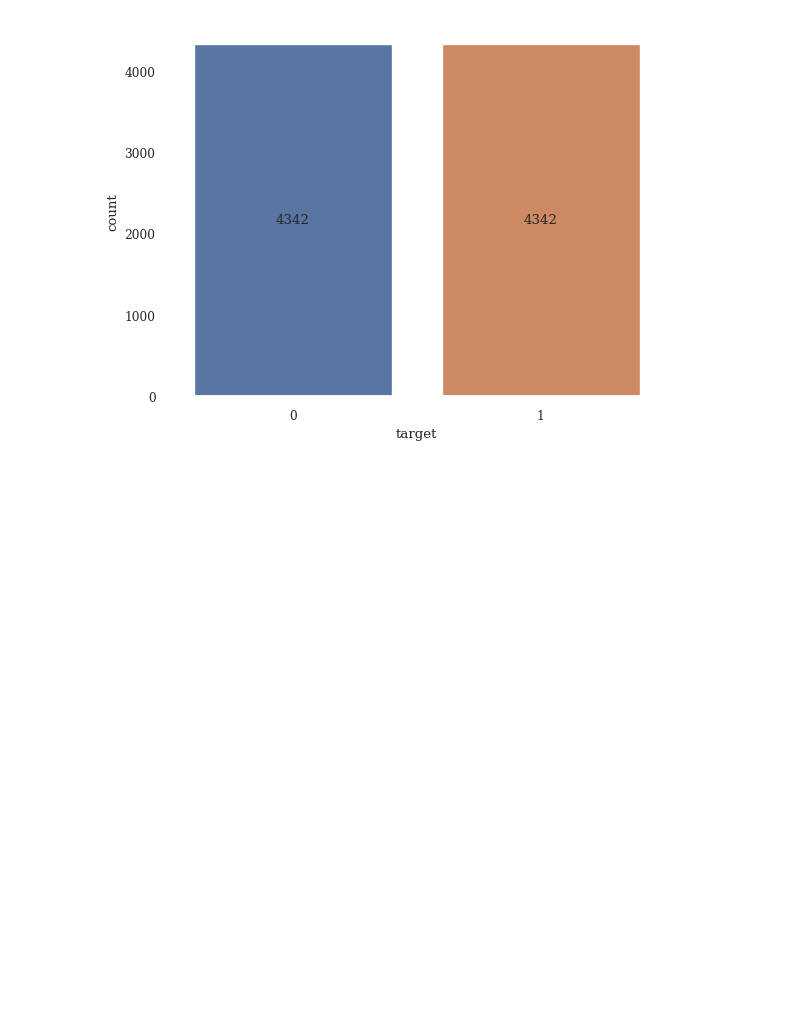
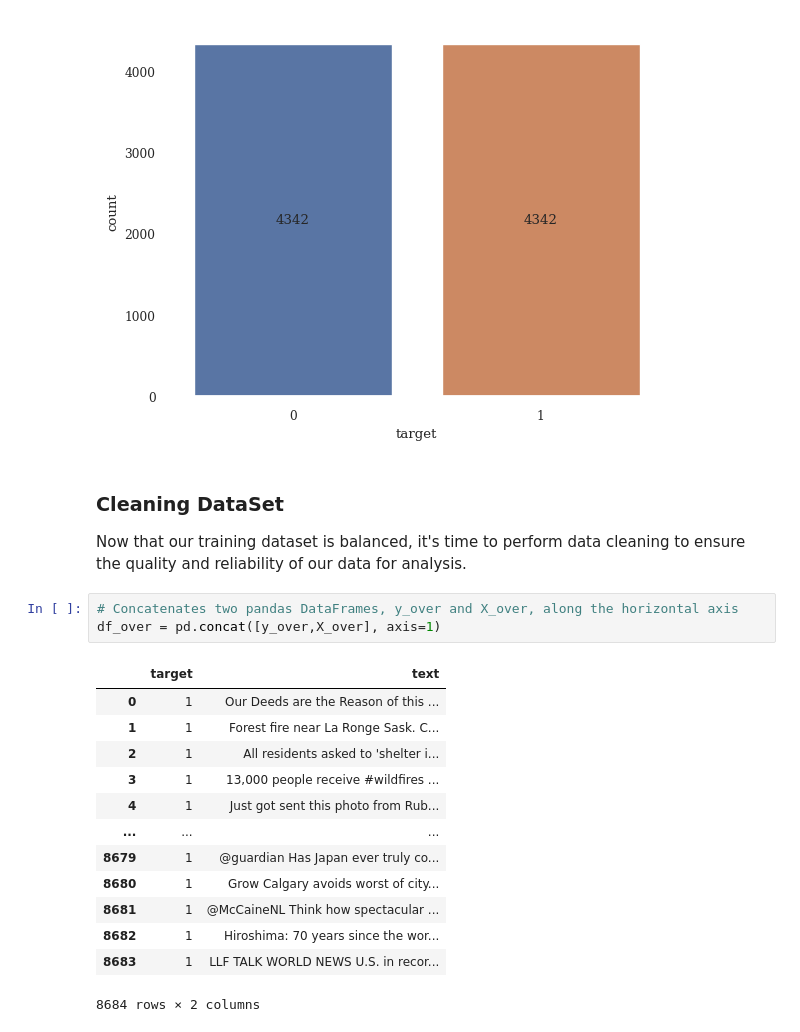
Before and after one commit to AlRamirezRe/NLP-Disaster_tweets, a Jupyter notebook: Natural Language Processing with Disaster Tweets/NLP-Twitter.ipynb, the cells around one changed output. Saved outputs shown, nothing was run; the diff lists cells and outputs as text; blank space fills up the shorter version.

```diff
--- a/Natural Language Processing with Disaster Tweets/NLP-Twitter.ipynb
+++ b/Natural Language Processing with Disaster Tweets/NLP-Twitter.ipynb
@@ -148,3 +131,23 @@ target
 dtype: float64
 Pass the following variable as a keyword arg: x. From version 0.12, the only valid positional argument will be `data`, and passing other arguments without an explicit keyword will result in an error o ...
 [figure]
+# %% [markdown]
+### Cleaning DataSet
+Now that our training dataset is balanced, it's time to perform data cleaning to ensure the quality and reliability of our data for analysis.
+# %%
+# Concatenates two pandas DataFrames, y_over and X_over, along the horizontal axis
+df_over = pd.concat([y_over,X_over], axis=1)
+# %% [output]
+|  | target | text |
+| 0 | 1 | Our Deeds are the Reason of this ... |
+| 1 | 1 | Forest fire near La Ronge Sask. C... |
+| 2 | 1 | All residents asked to 'shelter i... |
+| 3 | 1 | 13,000 people receive #wildfires ... |
+| 4 | 1 | Just got sent this photo from Rub... |
+| ... | ... | ... |
+| 8679 | 1 | @guardian Has Japan ever truly co... |
+| 8680 | 1 | Grow Calgary avoids worst of city... |
+| 8681 | 1 | @McCaineNL Think how spectacular ... |
+| 8682 | 1 | Hiroshima: 70 years since the wor... |
+| 8683 | 1 | LLF TALK WORLD NEWS U.S. in recor... |
+8684 rows × 2 columns
```
Also changed, not shown: parts of 1 cell of this notebook, 1 other file.
